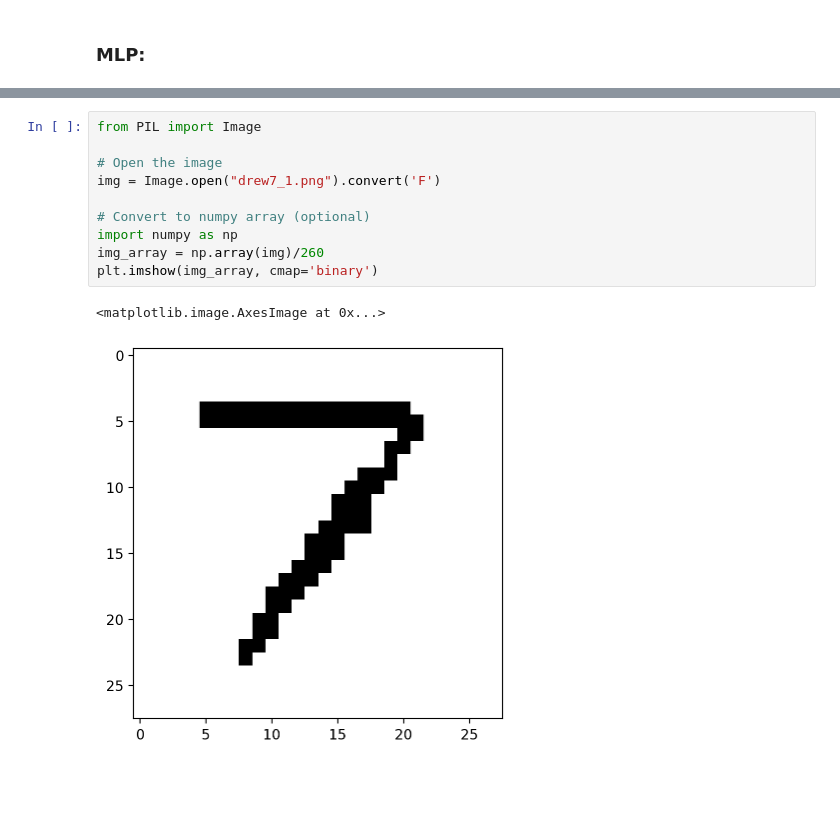
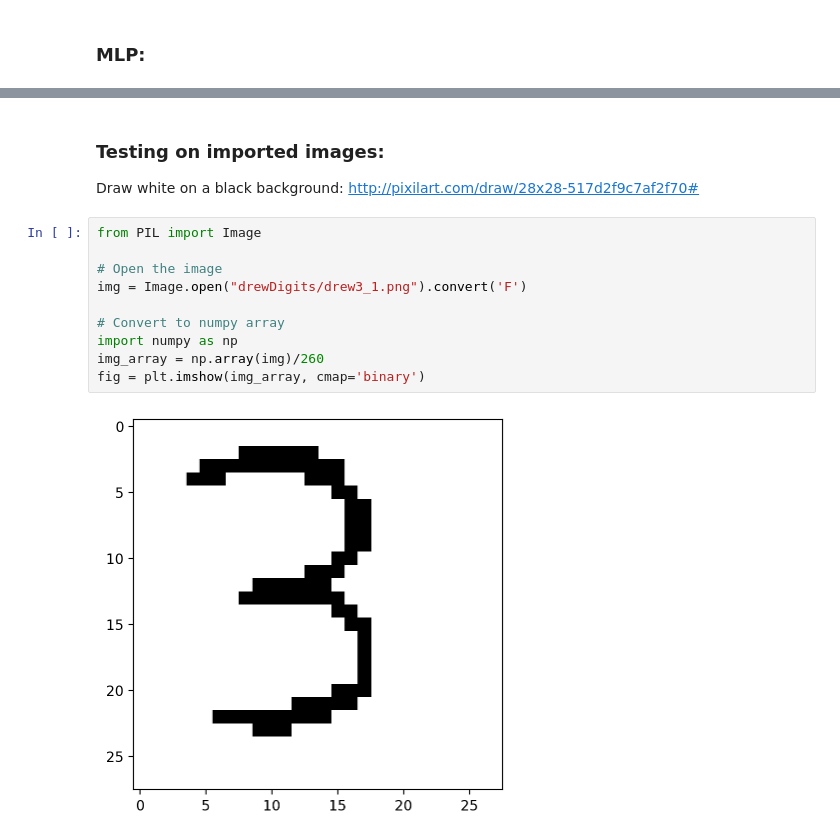
Before and after one commit to wildlyons99/senior_design, a Jupyter notebook: initial_work/pyTorch_examples/MLP_comparisons.ipynb, the cells around one changed output, grey strips where cells are left out. Saved outputs shown, nothing was run; the diff lists cells and outputs as text; blank space fills up the shorter version.

```diff
--- a/initial_work/pyTorch_examples/MLP_comparisons.ipynb
+++ b/initial_work/pyTorch_examples/MLP_comparisons.ipynb
@@ -166,14 +281,17 @@ Text(0.5, 0, 'Epoch')
+# %% [markdown]
+### Testing on imported images:
+
+Draw white on a black background: http://pixilart.com/draw/28x28-517d2f9c7af2f70#
 # %%
 from PIL import Image
 
 # Open the image
-img = Image.open("drew7_1.png").convert('F')
+img = Image.open("drewDigits/drew3_1.png").convert('F')
 
-# Convert to numpy array (optional)
+# Convert to numpy array
 import numpy as np
 img_array = np.array(img)/260
-plt.imshow(img_array, cmap='binary')
+fig = plt.imshow(img_array, cmap='binary')
 # %% [output]
-<matplotlib.image.AxesImage at 0x...>
-[figure, old version]
+[figure, new version]
 # %%
```
Also changed, not shown: parts of 16 cells of this notebook.
